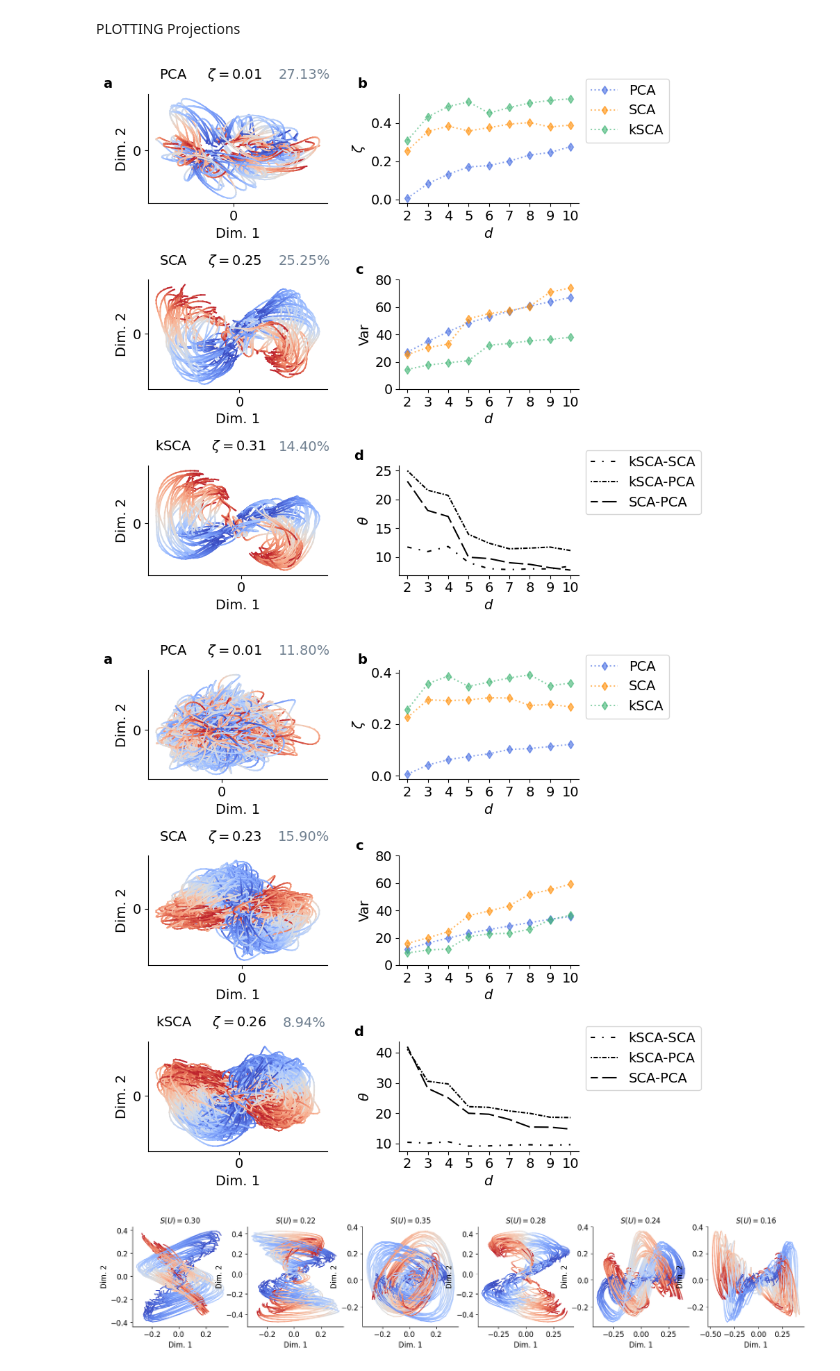
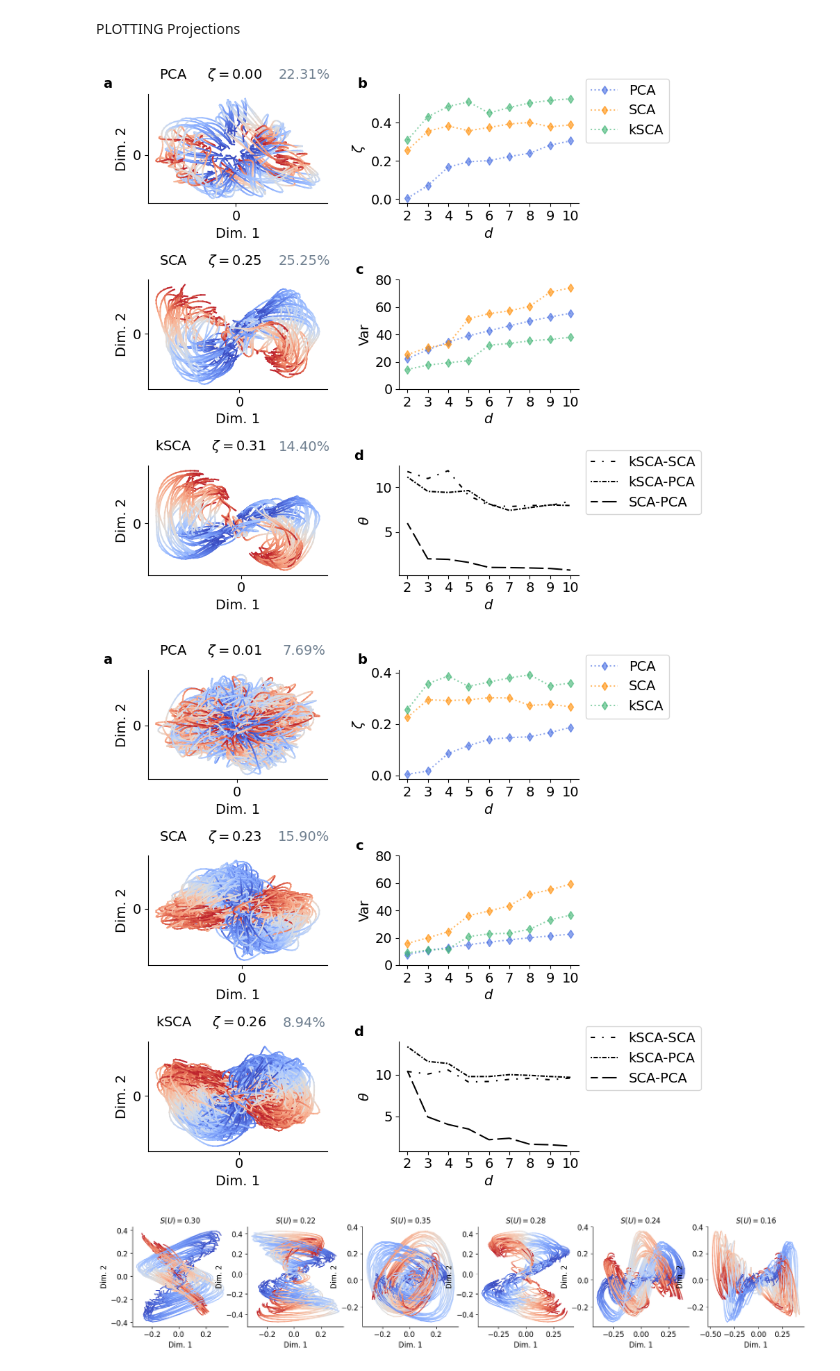
Before and after one commit to ArielleRosinski/SCA_project, a Jupyter notebook: Figures/R2_figure.ipynb, the cells around one changed output. Cells and saved outputs as stored; diff of their text form; code cells hidden in the pictures.

```diff
--- a/Figures/R2_figure.ipynb
+++ b/Figures/R2_figure.ipynb
@@ -133,10 +133,10 @@ plt.subplots_adjust(hspace=0.3, wspace=0.3)
 # %% [markdown]
 R2 etc (single trials)
 # %%
-plt.rcParams['text.usetex'] = True
-plt.rcParams['font.family'] = 'serif'
-plt.rcParams['font.serif'] = 'Computer Modern Roman'
-plt.rcParams['text.latex.preamble'] = r'\usepackage{amsmath}'
+# plt.rcParams['text.usetex'] = True
+# plt.rcParams['font.family'] = 'serif'
+# plt.rcParams['font.serif'] = 'Computer Modern Roman'
+# plt.rcParams['text.latex.preamble'] = r'\usepackage{amsmath}'
 
 path = '/Users/ariellerosinski/My Drive/Cambridge/Project/outputs/kernel_SCA/MC_Maze_3_7_2024/results/R2'
 
@@ -182,12 +182,12 @@ plt.subplots_adjust(wspace=0.5)
 PLOTTING Projections
 # %%
 #var explained psths
-var_pca_psth = np.cumsum(np.load('/Users/ariellerosinski/My Drive/Cambridge/Project/outputs/kernel_SCA/MC_Maze_3_7_2024/pca_psth/var_explained.npy'))[1:]*100
+var_pca_psth = np.cumsum(np.load('/Users/ariellerosinski/My Drive/Cambridge/Project/outputs/kernel_SCA/MC_Maze_3_7_2024/pca_psth/softNorm/var_explained.npy'))[1:]*100
 var_sca_psth = np.load('/Users/ariellerosinski/My Drive/Cambridge/Project/outputs/kernel_SCA/MC_Maze_3_7_2024/results/R2/psth_hand_vel/ls_var_explained_sca.npy')*100
 var_ksca_psth = np.load('/Users/ariellerosinski/My Drive/Cambridge/Project/outputs/kernel_SCA/MC_Maze_3_7_2024/results/R2/psth_hand_vel/ls_var_explained_ksca.npy')*100
 
 #var explained spikes
-var_pca_spikes = np.cumsum(np.load('/Users/ariellerosinski/My Drive/Cambridge/Project/outputs/kernel_SCA/MC_Maze_3_7_2024/pca_spikes/var_explained.npy'))[1:]*100
+var_pca_spikes = np.cumsum(np.load('/Users/ariellerosinski/My Drive/Cambridge/Project/outputs/kernel_SCA/MC_Maze_3_7_2024/pca_spikes/softNorm/var_explained.npy'))[1:]*100
 var_sca_spikes = []
 var_ksca_spikes = []
 for d in np.arange(2,11):
@@ -208,11 +208,11 @@ ls_var_explained_spikes = [
     var_ksca_spikes
 ]
 
-ls_projections_2D = [f'{path}/pca_psth/Y_pca_2d.npy',
+ls_projections_2D = [f'{path}/pca_psth/softNorm/Y_pca_2d.npy',
                      f'{path}/kernel_/neural_psth/projection_2d_linear.npy',
                      f'{path}/kernel_/neural_psth/projection_2d_gaussian.npy']
 
-ls_projections_2D_individual_trials = [f'{path}/pca_spikes/Y_pca_2d.npy',
+ls_projections_2D_individual_trials = [f'{path}/pca_spikes/softNorm/Y_pca_2d.npy',
                      f'{path}/kernel_/neural_spikes/projection_2d_linear.npy',
                      f'{path}/kernel_/neural_spikes/projection_2d_gaussian.npy']
 
@@ -299,35 +299,35 @@ def plot_projs(ls_projections, ls_su, ls_principal_angle, ls_var):
     # cbar_ax = fig.add_axes([0.43, 0.16, 0.004, 0.1])
     # cbar = fig.colorbar(plt.cm.ScalarMappable(cmap='coolwarm', norm=plt.Normalize(vmin=-250, vmax=450)), cax=cbar_ax, orientation='vertical')
     # cbar.set_ticks([-250, 450])
     # cbar.set_ticklabels(['-250', '+450'], fontsize=fontsize)
     # cbar.set_label('Time [ms]', fontsize=fontsize)
 
     for i, ax in enumerate(axs):
         if i == 1 or i ==3 or i == 5:
             ax.set_xlabel(r"$d$", fontsize=fontsize)
             ax.set_xticklabels(ax.get_xticks(), fontsize=fontsize)
             ax.set_xticks(np.arange(len(ds)), ds)
         else:
             ax.set_xticks([0])
             ax.set_yticks([0])
         ax.spines['right'].set_visible(False)
         ax.spines['top'].set_visible(False)
         ax.tick_params(axis='both', which='major', labelsize=fontsize)
 
     #for i, label in enumerate(['a', 'b']):
     axs[0].text(-0.2, 1.15, 'a', transform=axs[0].transAxes, fontsize=fontsize, fontweight='bold', va='top', ha='right')
     axs[1].text(-0.18, 1.15, 'b', transform=axs[1].transAxes, fontsize=fontsize, fontweight='bold', va='top', ha='right')
     axs[3].text(-0.2, 1.15, 'c', transform=axs[3].transAxes, fontsize=fontsize, fontweight='bold', va='top', ha='right')
     axs[5].text(-0.2, 1.15, 'd', transform=axs[5].transAxes, fontsize=fontsize, fontweight='bold', va='top', ha='right')
 
     plt.subplots_adjust(wspace=0.4, hspace=0.7)
 
 plot_projs(ls_projections_2D, su_psth, principal_angle_psth, ls_var_explained_psth)
 
 plot_projs(ls_projections_2D_individual_trials, su_spikes, principal_angle_spikes, ls_var_explained_spikes)
 # %% [output]
-[figure, old version]
+[figure, new version]
-[figure, old version]
+[figure, new version]
 # %%
 path = '/Users/ariellerosinski/My Drive/Cambridge/Project/outputs/kernel_SCA/MC_Maze_3_7_2024/'
 test = np.load(f'{path}/kernel_/neural_psth/projection_4d_gaussian.npy')
```
Also changed, not shown: parts of 2 cells of this notebook, 8 other files.
